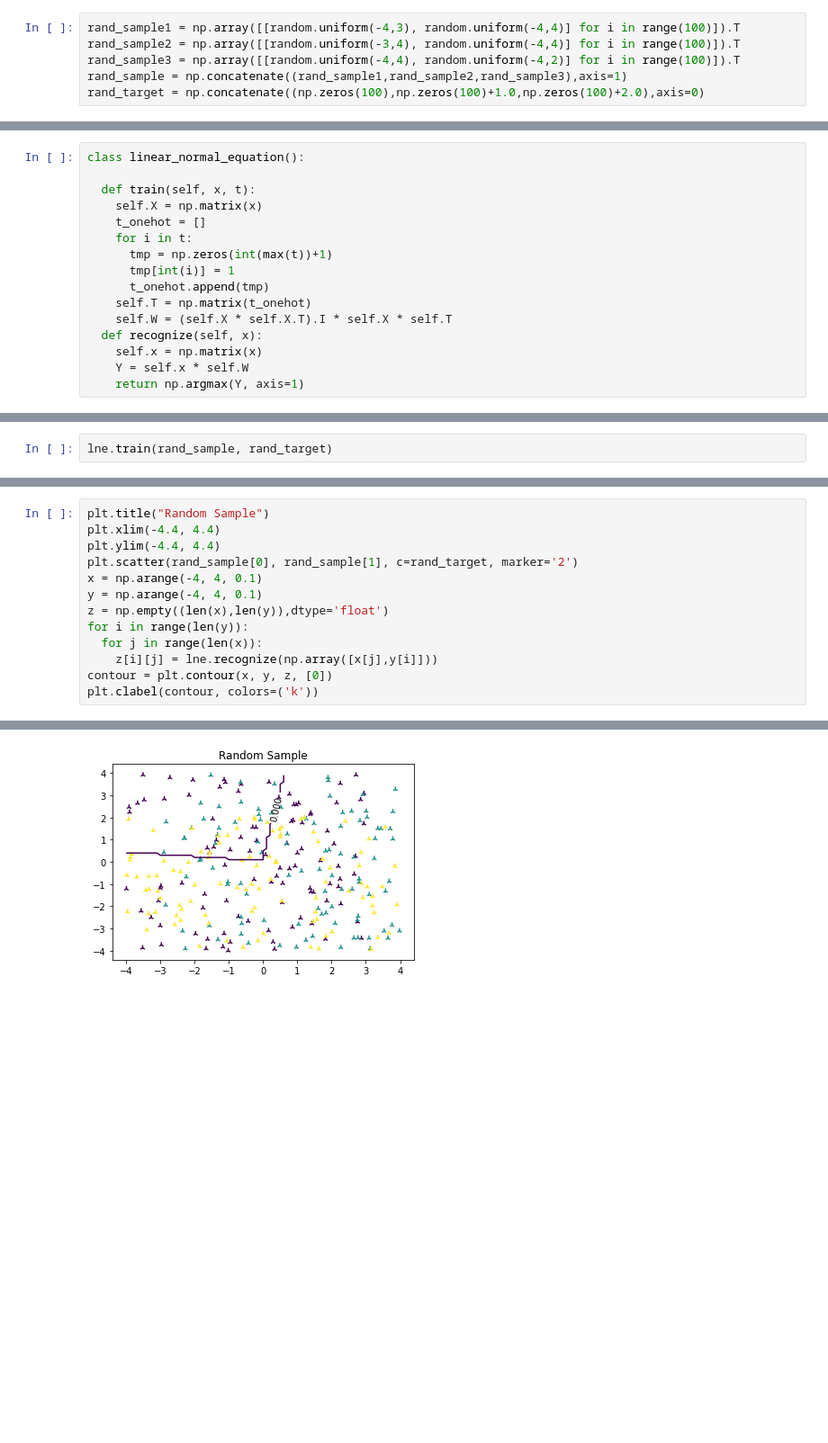
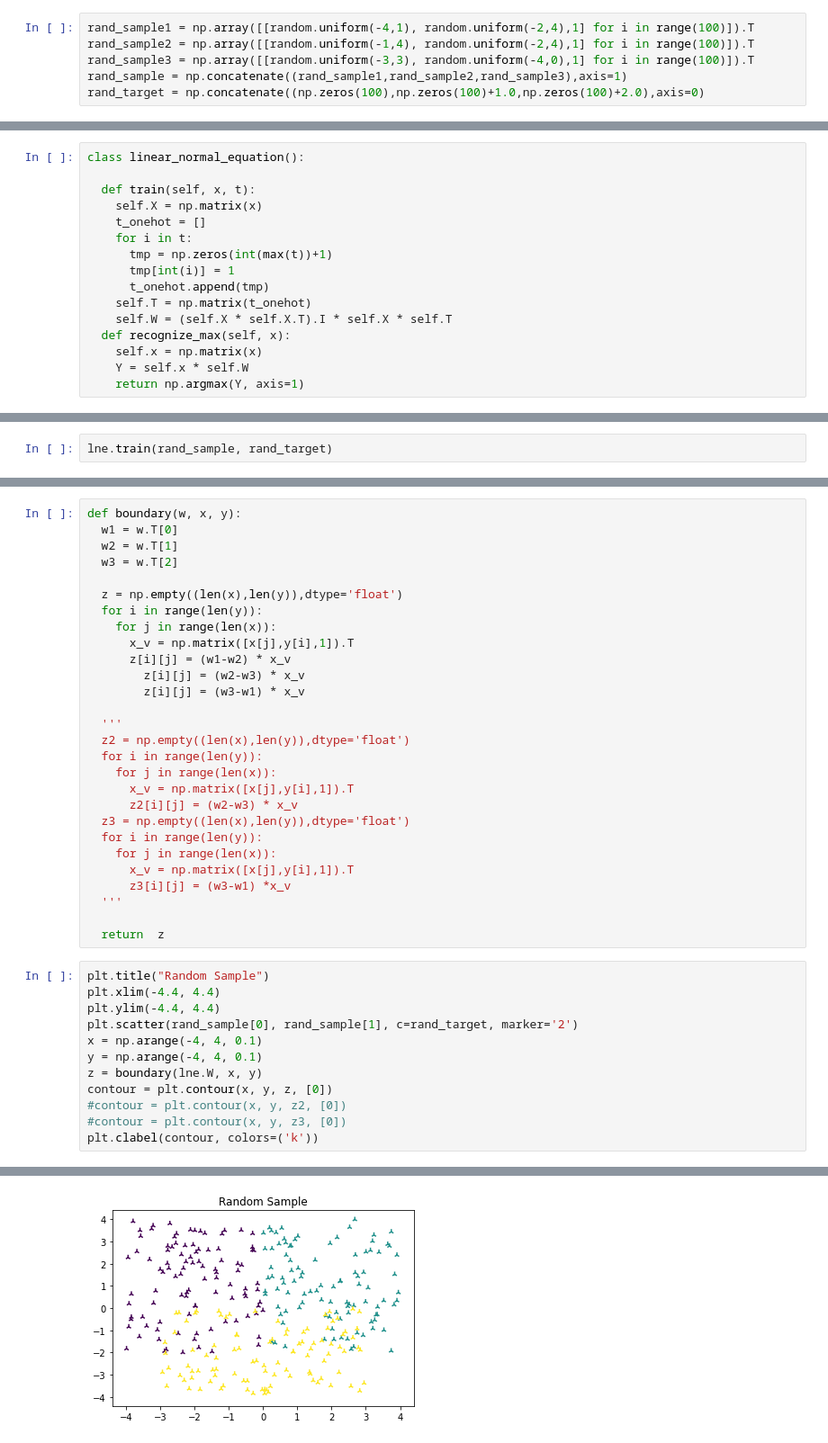
Before and after one commit to singwang-cn/The_first_pattern_recognition, a Jupyter notebook: ex6_1.ipynb, the cells around one changed output, grey strips where cells are left out. Shown: that part at 90% size. Drawn from its saved outputs; the diff is of its cells as text; blank space fills up the shorter version.

```diff
--- a/ex6_1.ipynb
+++ b/ex6_1.ipynb
@@ -8,8 +8,8 @@ import random
 # %%
 iris_data = datasets.load_iris()
 # %%
-rand_sample1 = np.array([[random.uniform(-4,3), random.uniform(-4,4)] for i in range(100)]).T
-rand_sample2 = np.array([[random.uniform(-3,4), random.uniform(-4,4)] for i in range(100)]).T
-rand_sample3 = np.array([[random.uniform(-4,4), random.uniform(-4,2)] for i in range(100)]).T
+rand_sample1 = np.array([[random.uniform(-4,1), random.uniform(-2,4),1] for i in range(100)]).T
+rand_sample2 = np.array([[random.uniform(-1,4), random.uniform(-2,4),1] for i in range(100)]).T
+rand_sample3 = np.array([[random.uniform(-3,3), random.uniform(-4,0),1] for i in range(100)]).T
 rand_sample = np.concatenate((rand_sample1,rand_sample2,rand_sample3),axis=1)
 rand_target = np.concatenate((np.zeros(100),np.zeros(100)+1.0,np.zeros(100)+2.0),axis=0)
@@ -29,7 +25,7 @@ class linear_normal_equation():
       t_onehot.append(tmp)
     self.T = np.matrix(t_onehot)
     self.W = (self.X * self.X.T).I * self.X * self.T
-  def recognize(self, x):
+  def recognize_max(self, x):
     self.x = np.matrix(x)
     Y = self.x * self.W
     return np.argmax(Y, axis=1)
@@ -44,3 +44,31 @@ matrix([[1]])
+# %%
+def boundary(w, x, y):
+  w1 = w.T[0]
+  w2 = w.T[1]
+  w3 = w.T[2]
+
+  z = np.empty((len(x),len(y)),dtype='float')
+  for i in range(len(y)):
+    for j in range(len(x)):
+      x_v = np.matrix([x[j],y[i],1]).T
+      z[i][j] = (w1-w2) * x_v
+        z[i][j] = (w2-w3) * x_v
+        z[i][j] = (w3-w1) * x_v
+
+  '''
+  z2 = np.empty((len(x),len(y)),dtype='float')
+  for i in range(len(y)):
+    for j in range(len(x)):
+      x_v = np.matrix([x[j],y[i],1]).T
+      z2[i][j] = (w2-w3) * x_v
+  z3 = np.empty((len(x),len(y)),dtype='float')
+  for i in range(len(y)):
+    for j in range(len(x)):
+      x_v = np.matrix([x[j],y[i],1]).T
+      z3[i][j] = (w3-w1) *x_v
+  '''
+
+  return  z
 # %%
 plt.title("Random Sample")
 plt.xlim(-4.4, 4.4)
@@ -48,10 +76,9 @@ plt.ylim(-4.4, 4.4)
 plt.scatter(rand_sample[0], rand_sample[1], c=rand_target, marker='2')
 x = np.arange(-4, 4, 0.1)
 y = np.arange(-4, 4, 0.1)
-z = np.empty((len(x),len(y)),dtype='float')
-for i in range(len(y)):
-  for j in range(len(x)):
-    z[i][j] = lne.recognize(np.array([x[j],y[i]]))
+z = boundary(lne.W, x, y)
 contour = plt.contour(x, y, z, [0])
+#contour = plt.contour(x, y, z2, [0])
+#contour = plt.contour(x, y, z3, [0])
 plt.clabel(contour, colors=('k'))
 # %% [output]
@@ -59 +86 @@ plt.clabel(contour, colors=('k'))
-[figure, old version]
+[figure, new version]
```
Also changed, not shown: parts of 5 cells of this notebook.
